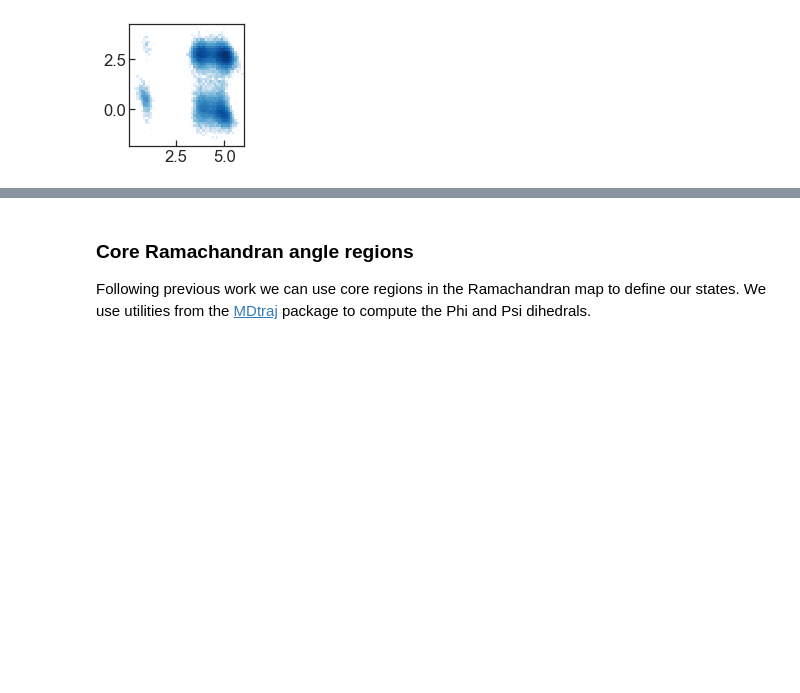
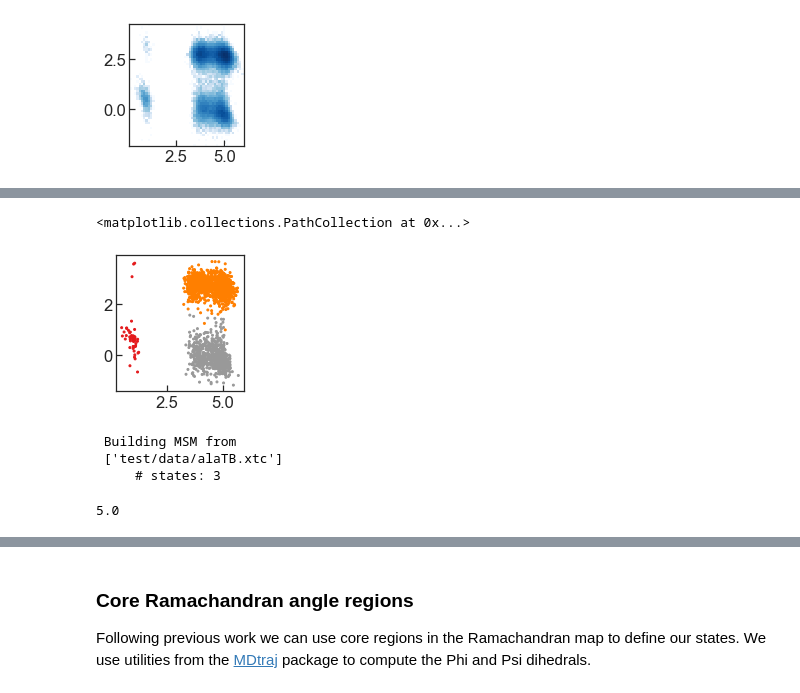
Before and after one commit to BioKT/MasterMSM, a Jupyter notebook: examples/alanine_dipeptide/ala_dipeptide_discretize.ipynb, the cells around one changed output, grey strips where cells are left out. Drawn from its saved outputs; the diff is of its cells as text; code cells hidden in the pictures; blank space fills up the shorter version.

```diff
--- a/examples/alanine_dipeptide/ala_dipeptide_discretize.ipynb
+++ b/examples/alanine_dipeptide/ala_dipeptide_discretize.ipynb
@@ -91,0 +84,7 @@ plt.tight_layout()
+# %%
+fig, ax = plt.subplots(1,1, figsize=(2.3,2.5))
+ax.scatter(tr.features[:-1:20,0], tr.features[:-1:20,1], \
+           c=tr.distraj[:-1:20], s=4, cmap='Set1')
+# %% [output]
+<matplotlib.collections.PathCollection at 0x...>
+[figure, added]
@@ -91,0 +93,11 @@ plt.tight_layout()
+# %%
+tr.find_keys()
+msm_alaTB = msm.SuperMSM([tr])
+# %% [output]
+ Building MSM from
+ ['test/data/alaTB.xtc']
+     # states: 3
+# %%
+tr.dt
+# %% [output]
+5.0
```
Also changed, not shown: parts of 18 cells of this notebook, 1 other file.
